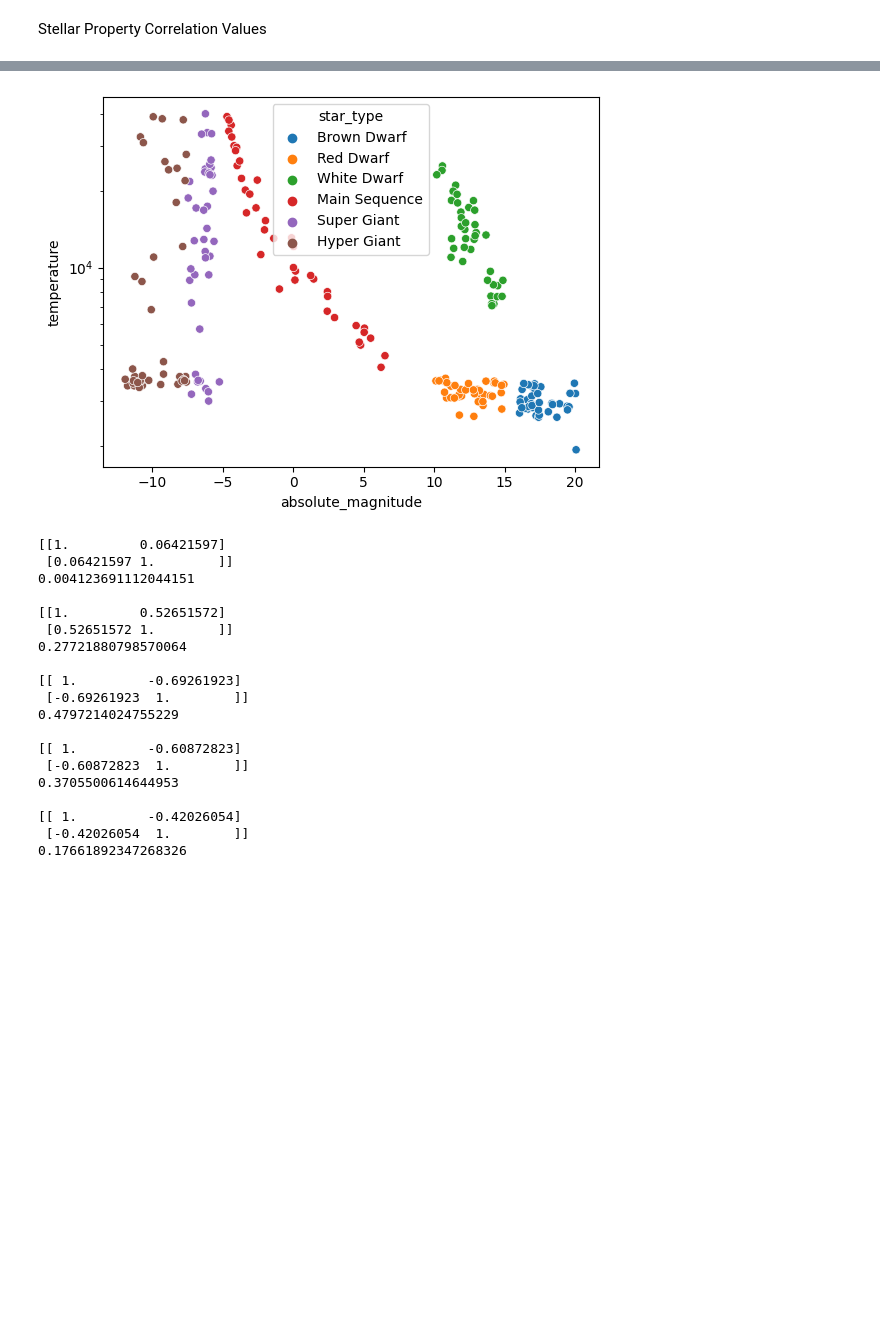
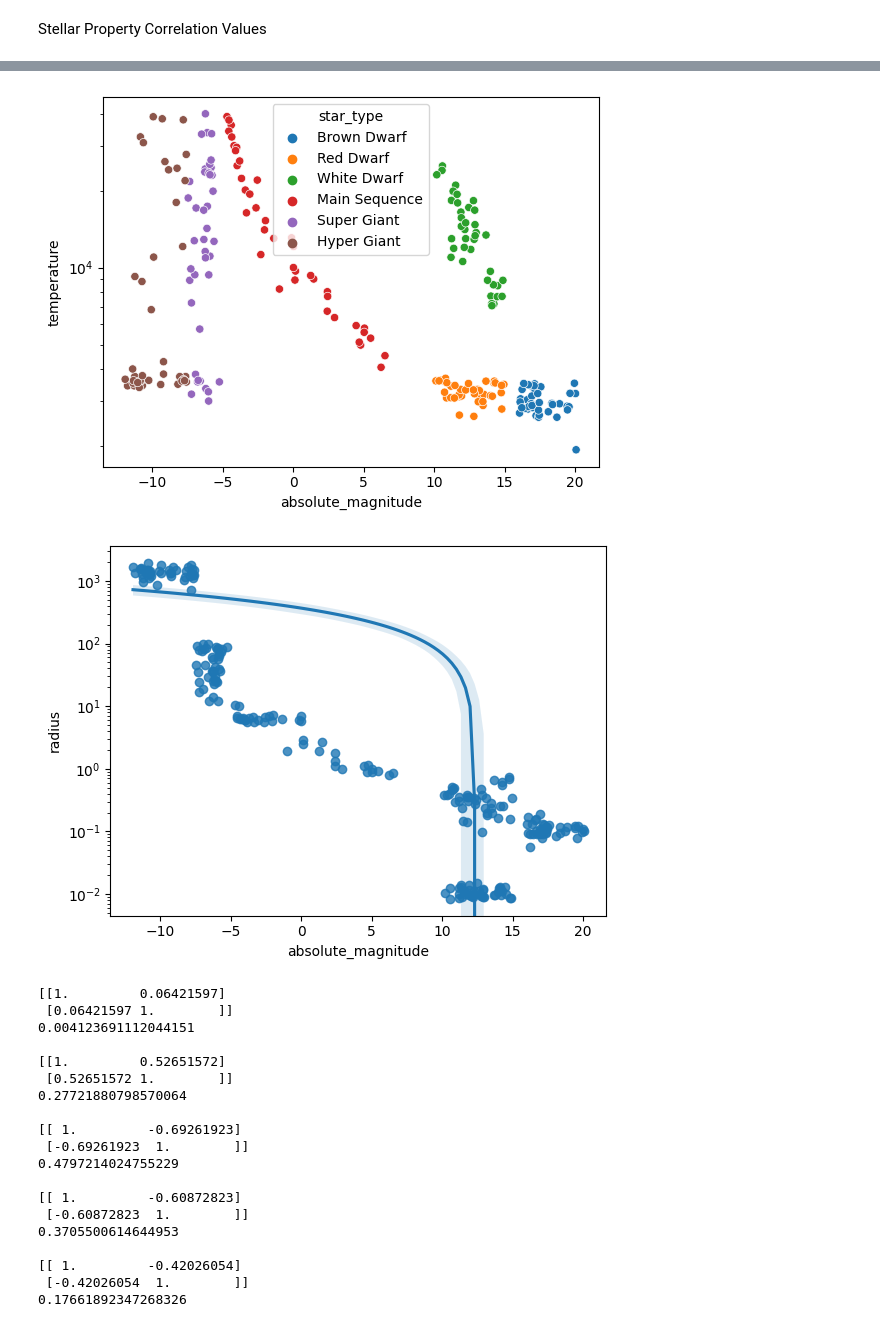
Before and after one commit to mheilner/cs180, a Jupyter notebook: Midterm1/180Midterm1.ipynb, the cells around one changed output, grey strips where cells are left out. Cells and saved outputs as stored; diff of their text form; code cells hidden in the pictures; blank space fills up the shorter version.

```diff
--- a/Midterm1/180Midterm1.ipynb
+++ b/Midterm1/180Midterm1.ipynb
@@ -126,33 +126,39 @@ plt.figure()
 sns.scatterplot(data=star, x='temperature', y='radius', hue='star_type')
 plt.xscale('log')
 plt.yscale('log')
 plt.show()
 # Lum v Rad
 sns.scatterplot(data=star, x='luminosity', y='radius', hue='star_type')
 plt.xscale('log')
 plt.yscale('log')
 plt.show()
 # Absolute magnitude vs. Radius
 plt.figure()
 sns.scatterplot(data=star, x='absolute_magnitude', y='radius', hue='star_type')
 plt.yscale('log')
 plt.show()
 # AB Mag v Lumin
 plt.figure()
 sns.scatterplot(data=star, x='absolute_magnitude', y='luminosity', hue='star_type')
 plt.yscale('log')
 plt.show()
 # AB Mag v TEMP
 plt.figure()
 sns.scatterplot(data=star, x='absolute_magnitude', y='temperature', hue='star_type')
 plt.yscale('log')
 plt.show()
+
+plt.figure()
+sns.regplot(data=star, x='absolute_magnitude', y='radius')
+plt.yscale('log')
+plt.show()
 # %% [output]
 [figure]
 [figure]
 [figure]
 [figure]
 [figure]
+[figure, added]
 # %%
 # Question 18 - correlation coefficient
 rRadvTemp = np.corrcoef(star['temperature'],star['radius'])
```
Also changed, not shown: parts of 7 cells of this notebook, 1 other file.
